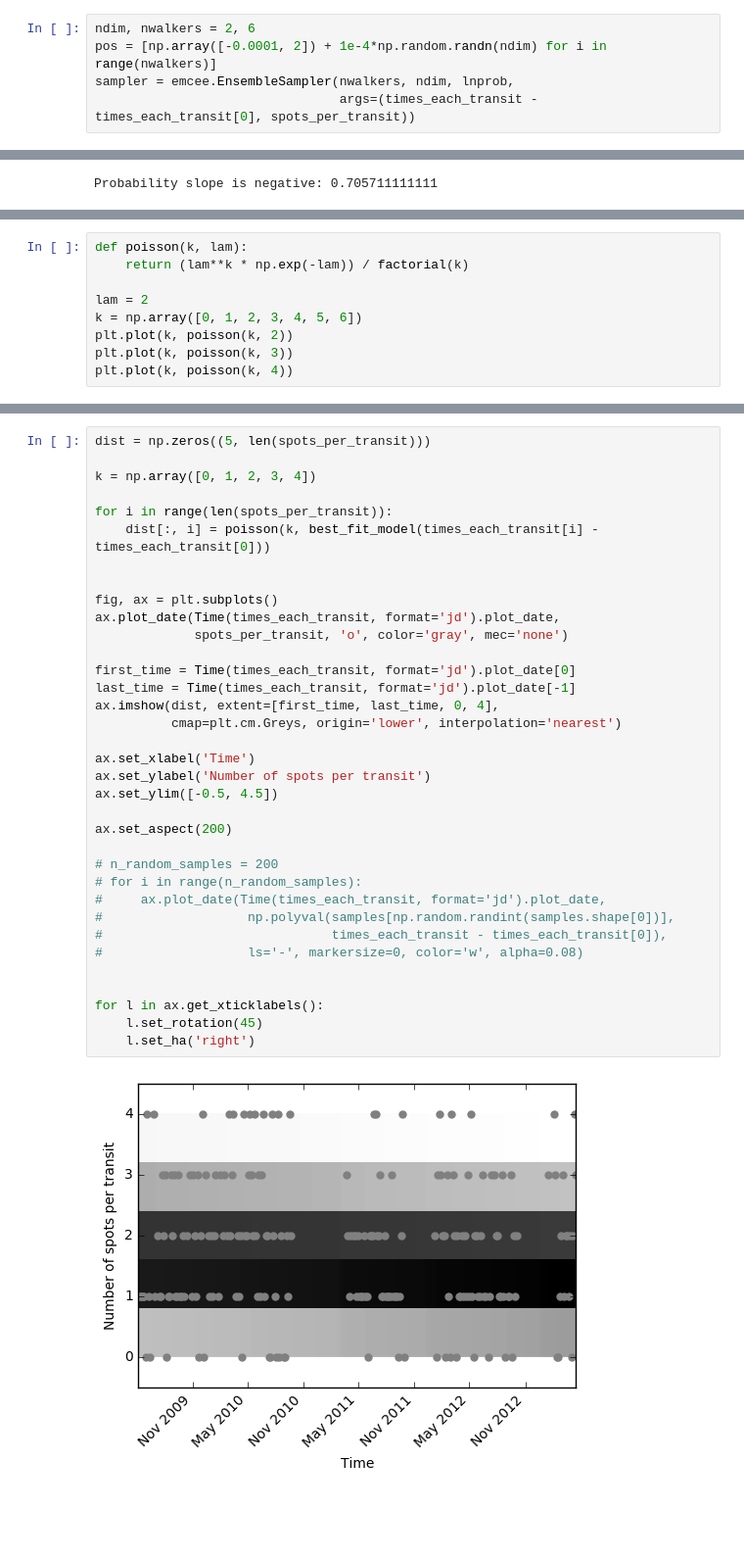
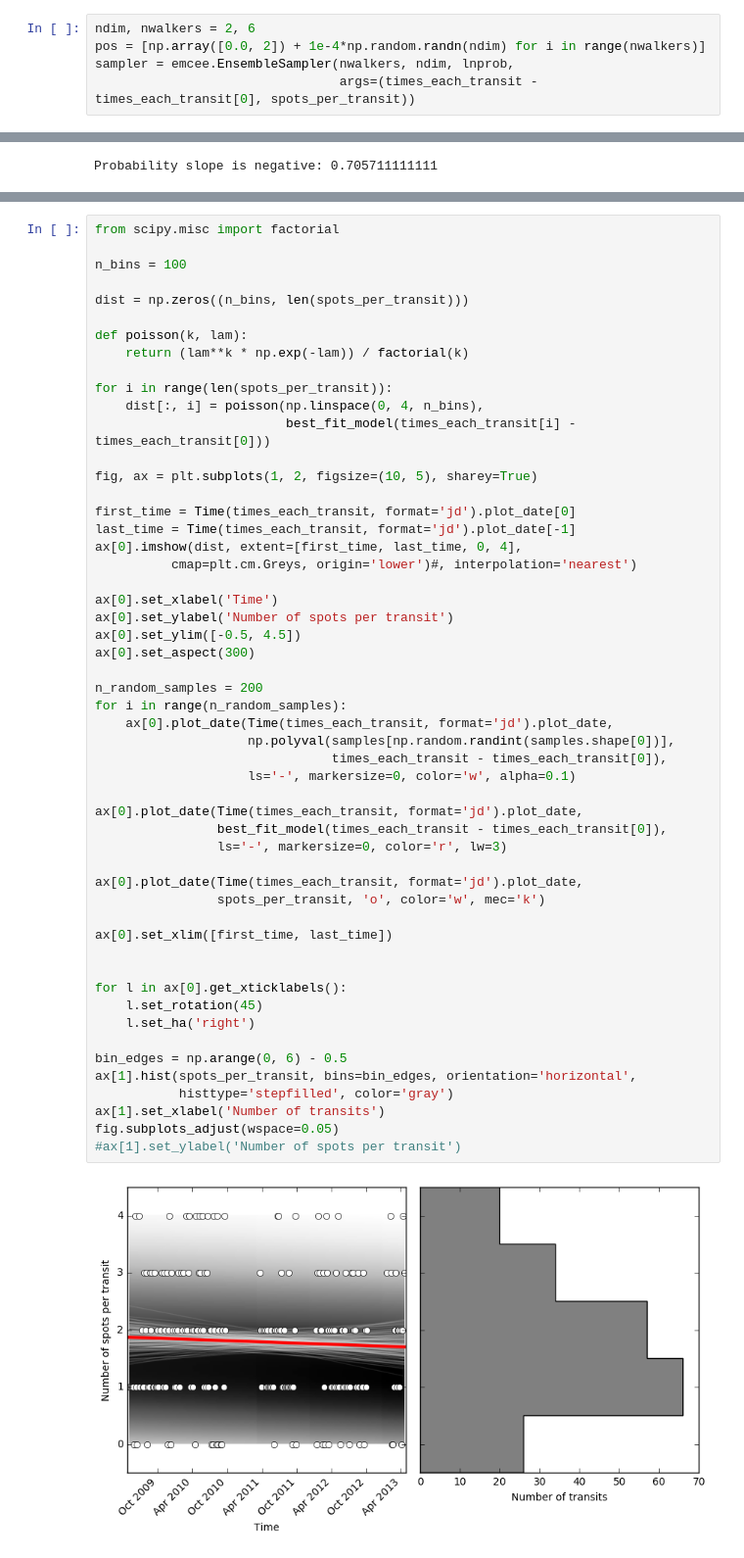
Before and after one commit to bmorris3/friedrich, a Jupyter notebook: hat11/spot_number.ipynb, the cells around one changed output, grey strips where cells are left out. Shown at 98% size. Saved outputs shown, nothing was run; the diff lists cells and outputs as text; blank space fills up the shorter version.

Commit message:
spot num visualizations

```diff
--- a/hat11/spot_number.ipynb
+++ b/hat11/spot_number.ipynb
@@ -171,6 +94,6 @@ plt.plot(times_each_transit - times_each_transit[0],
 # %%
 ndim, nwalkers = 2, 6
-pos = [np.array([-0.0001, 2]) + 1e-4*np.random.randn(ndim) for i in range(nwalkers)]
+pos = [np.array([0.0, 2]) + 1e-4*np.random.randn(ndim) for i in range(nwalkers)]
 sampler = emcee.EnsembleSampler(nwalkers, ndim, lnprob,
                                 args=(times_each_transit - times_each_transit[0], spots_per_transit))
 # %%
@@ -229,9 +147,0 @@ $$ f(k; \lambda)=\frac{\lambda^k e^{-\lambda}}{k!}$$
-# %%
-def poisson(k, lam):
-    return (lam**k * np.exp(-lam)) / factorial(k)
-
-lam = 2
-k = np.array([0, 1, 2, 3, 4, 5, 6])
-plt.plot(k, poisson(k, 2))
-plt.plot(k, poisson(k, 3))
-plt.plot(k, poisson(k, 4))
@@ -241,37 +148,55 @@ plt.plot(k, poisson(k, 4))
 # %%
-dist = np.zeros((5, len(spots_per_transit)))
+from scipy.misc import factorial
 
-k = np.array([0, 1, 2, 3, 4])
+n_bins = 100
+
+dist = np.zeros((n_bins, len(spots_per_transit)))
+
+def poisson(k, lam):
+    return (lam**k * np.exp(-lam)) / factorial(k)
 
 for i in range(len(spots_per_transit)):
-    dist[:, i] = poisson(k, best_fit_model(times_each_transit[i] - times_each_transit[0]))
+    dist[:, i] = poisson(np.linspace(0, 4, n_bins),
+                         best_fit_model(times_each_transit[i] - times_each_transit[0]))
 
-
-fig, ax = plt.subplots()
-ax.plot_date(Time(times_each_transit, format='jd').plot_date,
-             spots_per_transit, 'o', color='gray', mec='none')
+fig, ax = plt.subplots(1, 2, figsize=(10, 5), sharey=True)
 
 first_time = Time(times_each_transit, format='jd').plot_date[0]
 last_time = Time(times_each_transit, format='jd').plot_date[-1]
-ax.imshow(dist, extent=[first_time, last_time, 0, 4],
-          cmap=plt.cm.Greys, origin='lower', interpolation='nearest')
+ax[0].imshow(dist, extent=[first_time, last_time, 0, 4],
+          cmap=plt.cm.Greys, origin='lower')#, interpolation='nearest')
 
-ax.set_xlabel('Time')
-ax.set_ylabel('Number of spots per transit')
-ax.set_ylim([-0.5, 4.5])
+ax[0].set_xlabel('Time')
+ax[0].set_ylabel('Number of spots per transit')
+ax[0].set_ylim([-0.5, 4.5])
+ax[0].set_aspect(300)
 
-ax.set_aspect(200)
+n_random_samples = 200
+for i in range(n_random_samples):
+    ax[0].plot_date(Time(times_each_transit, format='jd').plot_date,
+                    np.polyval(samples[np.random.randint(samples.shape[0])],
+                               times_each_transit - times_each_transit[0]),
+                    ls='-', markersize=0, color='w', alpha=0.1)
 
-# n_random_samples = 200
-# for i in range(n_random_samples):
-#     ax.plot_date(Time(times_each_transit, format='jd').plot_date,
-#                   np.polyval(samples[np.random.randint(samples.shape[0])],
-#                              times_each_transit - times_each_transit[0]),
-#                   ls='-', markersize=0, color='w', alpha=0.08)
+ax[0].plot_date(Time(times_each_transit, format='jd').plot_date,
+                best_fit_model(times_each_transit - times_each_transit[0]),
+                ls='-', markersize=0, color='r', lw=3)
+
+ax[0].plot_date(Time(times_each_transit, format='jd').plot_date,
+                spots_per_transit, 'o', color='w', mec='k')
+
+ax[0].set_xlim([first_time, last_time])
 
 
-for l in ax.get_xticklabels():
+for l in ax[0].get_xticklabels():
     l.set_rotation(45)
     l.set_ha('right')
+
+bin_edges = np.arange(0, 6) - 0.5
+ax[1].hist(spots_per_transit, bins=bin_edges, orientation='horizontal',
+           histtype='stepfilled', color='gray')
+ax[1].set_xlabel('Number of transits')
+fig.subplots_adjust(wspace=0.05)
+#ax[1].set_ylabel('Number of spots per transit')
 # %% [output]
-[figure, old version]
+[figure, new version]
```
Also changed, not shown: parts of 13 cells of this notebook.
